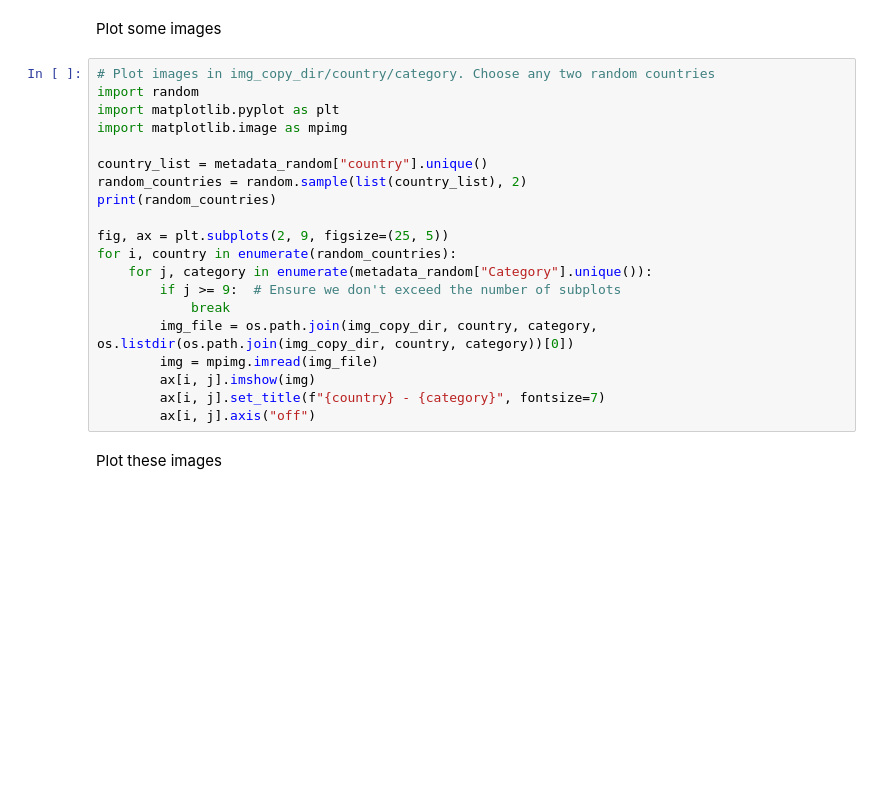
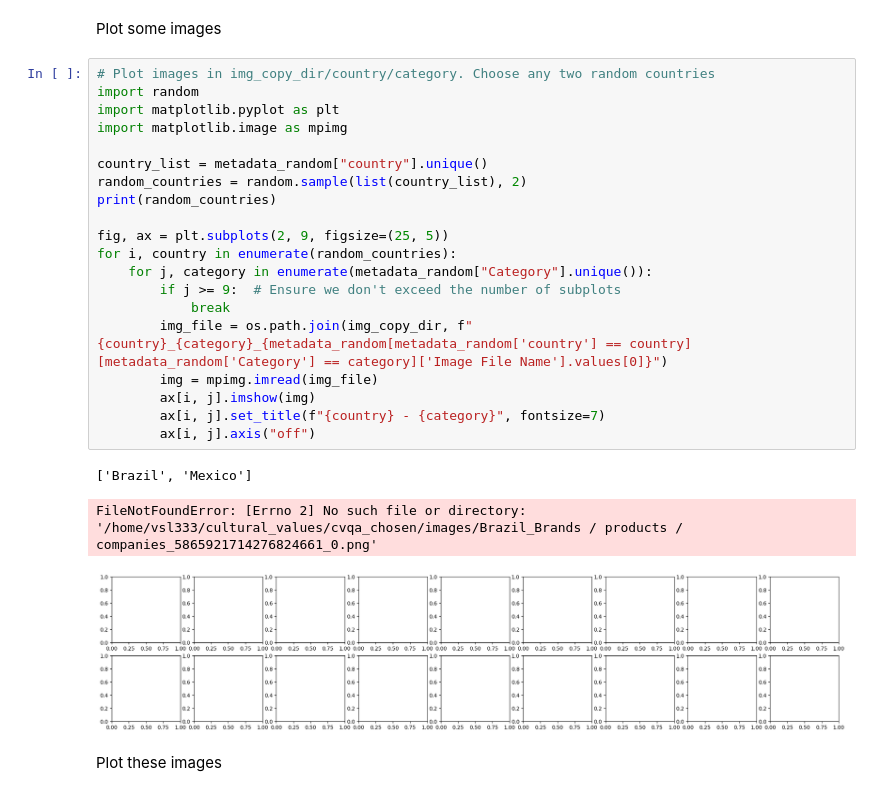
Before and after one commit to copperwiring/cultural_values, a Jupyter notebook: notebooks/read_cvqa_files.ipynb, the cells around one changed output. Saved outputs shown, nothing was run; the diff lists cells and outputs as text; blank space fills up the shorter version.

Commit message:
make data creation compatible with cvqa and ds

```diff
--- a/notebooks/read_cvqa_files.ipynb
+++ b/notebooks/read_cvqa_files.ipynb
@@ -160,23 +155,27 @@ Plot some images
 # %%
 # Plot images in img_copy_dir/country/category. Choose any two random countries
 import random
 import matplotlib.pyplot as plt
 import matplotlib.image as mpimg
 
 country_list = metadata_random["country"].unique()
 random_countries = random.sample(list(country_list), 2)
 print(random_countries)
 
 fig, ax = plt.subplots(2, 9, figsize=(25, 5))
 for i, country in enumerate(random_countries):
     for j, category in enumerate(metadata_random["Category"].unique()):
         if j >= 9:  # Ensure we don't exceed the number of subplots
             break
-        img_file = os.path.join(img_copy_dir, country, category, os.listdir(os.path.join(img_copy_dir, country, category))[0])
+        img_file = os.path.join(img_copy_dir, f"{country}_{category}_{metadata_random[metadata_random['country'] == country][metadata_random['Category'] == category]['Image File Name'].values[0]}")
         img = mpimg.imread(img_file)
         ax[i, j].imshow(img)
         ax[i, j].set_title(f"{country} - {category}", fontsize=7)
         ax[i, j].axis("off")
+# %% [output]
+['Brazil', 'Mexico']
+FileNotFoundError: [Errno 2] No such file or directory: '/home/vsl333/cultural_values/cvqa_chosen/images/Brazil_Brands / products / companies_5865921714276824661_0.png'
+[figure, added]
 # %% [markdown]
 Plot these images
 # %%
```
Also changed, not shown: parts of 2 cells of this notebook, 3 other files.
